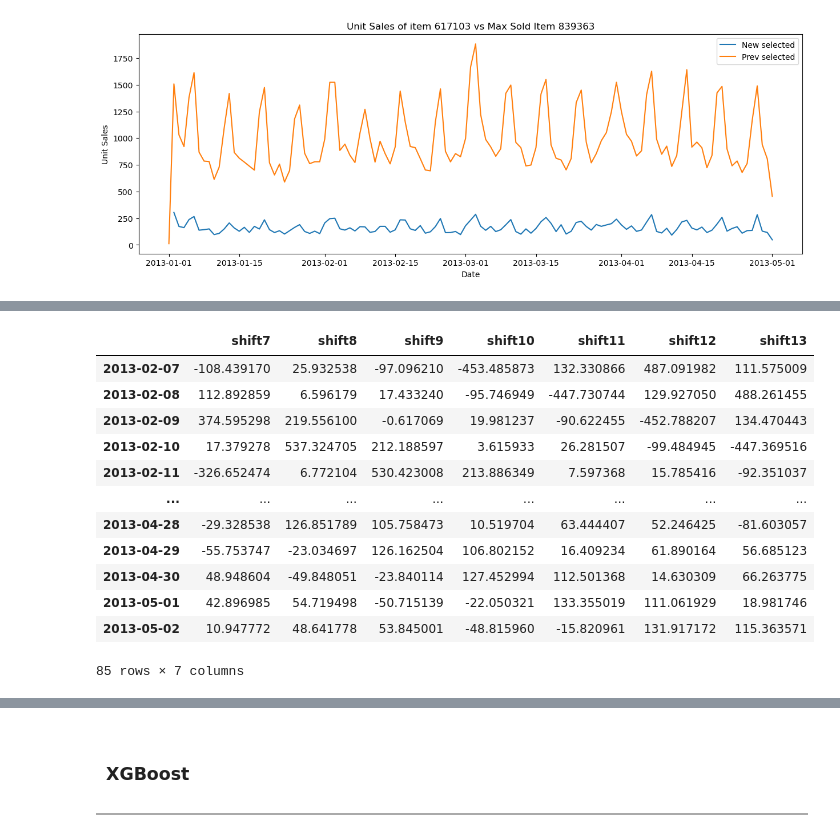
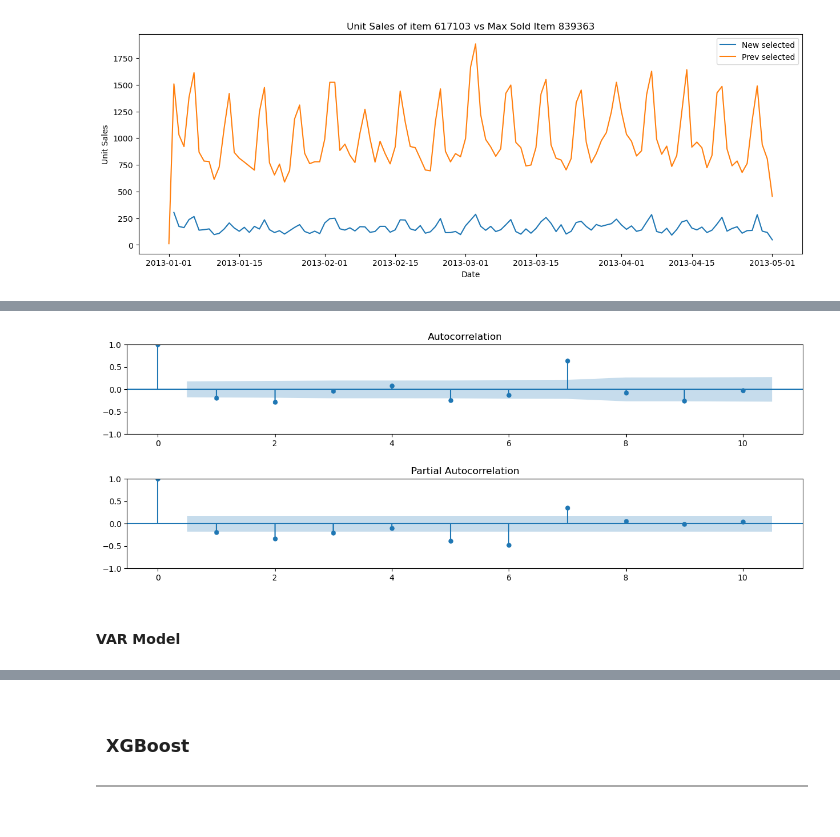
Before and after one commit to leopoldgerber/machine-learning-projects, a Jupyter notebook: time series - AR MA ARIMA.ipynb, the cells around one changed output, grey strips where cells are left out. Cells and saved outputs as stored; diff of their text form; code cells hidden in the pictures.

```diff
--- a/time series - AR MA ARIMA.ipynb
+++ b/time series - AR MA ARIMA.ipynb
@@ -604,2 +617,14 @@ plt.show()
+# %%
+from statsmodels.graphics.tsaplots import plot_acf, plot_pacf
+
+fig, ax = plt.subplots(2, 1, figsize = (15, 5))
+plot_acf(df_time_1['diff_new_item'], lags = 10, ax = ax[0])
+plot_pacf(df_time_1['diff_new_item'], lags = 10, ax = ax[1])
+fig.subplots_adjust(hspace = .5, wspace = .5)
+plt.show()
+# %% [output]
+[figure, added]
+# %% [markdown]
+#### VAR Model
 # %%
 from statsmodels.tsa.statespace.varmax import VARMAX
@@ -613,16 +630,0 @@ pred = model.predict(start = len(test), end = len(df_time))
-# %%
-pred
-# %% [output]
-|  | shift7 | shift8 | shift9 | shift10 | shift11 | shift12 | shift13 |
-| 2013-02-07 | -108.439170 | 25.932538 | -97.096210 | -453.485873 | 132.330866 | 487.091982 | 111.575009 |
-| 2013-02-08 | 112.892859 | 6.596179 | 17.433240 | -95.746949 | -447.730744 | 129.927050 | 488.261455 |
-| 2013-02-09 | 374.595298 | 219.556100 | -0.617069 | 19.981237 | -90.622455 | -452.788207 | 134.470443 |
-| 2013-02-10 | 17.379278 | 537.324705 | 212.188597 | 3.615933 | 26.281507 | -99.484945 | -447.369516 |
-| 2013-02-11 | -326.652474 | 6.772104 | 530.423008 | 213.886349 | 7.597368 | 15.785416 | -92.351037 |
-| ... | ... | ... | ... | ... | ... | ... | ... |
-| 2013-04-28 | -29.328538 | 126.851789 | 105.758473 | 10.519704 | 63.444407 | 52.246425 | -81.603057 |
-| 2013-04-29 | -55.753747 | -23.034697 | 126.162504 | 106.802152 | 16.409234 | 61.890164 | 56.685123 |
-| 2013-04-30 | 48.948604 | -49.848051 | -23.840114 | 127.452994 | 112.501368 | 14.630309 | 66.263775 |
-| 2013-05-01 | 42.896985 | 54.719498 | -50.715139 | -22.050321 | 133.355019 | 111.061929 | 18.981746 |
-| 2013-05-02 | 10.947772 | 48.641778 | 53.845001 | -48.815960 | -15.820961 | 131.917172 | 115.363571 |
-85 rows × 7 columns
```
Also changed, not shown: parts of 7 cells of this notebook.
